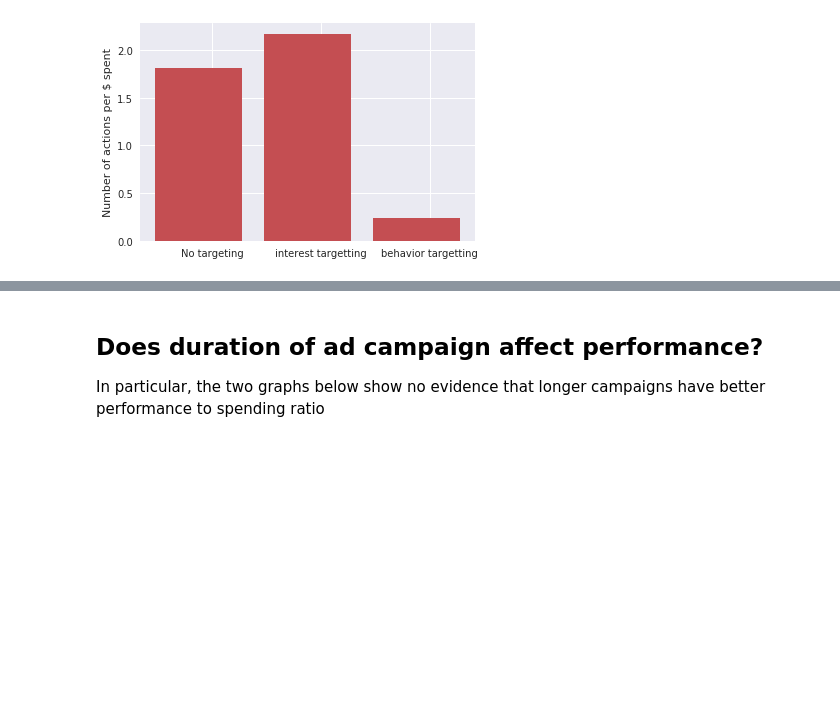
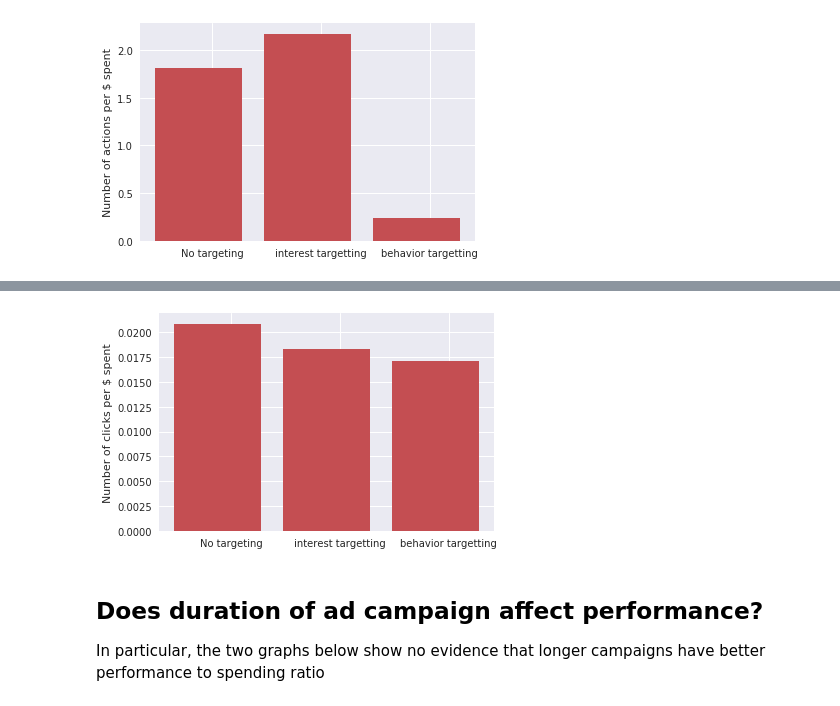
Before and after one commit to bhelmi/ad-campaign-study, a Jupyter notebook: Exploratory Data Analysis.ipynb, the cells around one changed output, grey strips where cells are left out. Cells and saved outputs as stored; diff of their text form; code cells hidden in the pictures; blank space fills up the shorter version.

Commit message:
added clicks per $ chart

```diff
--- a/Exploratory Data Analysis.ipynb
+++ b/Exploratory Data Analysis.ipynb
@@ -148,15 +148,16 @@ for row in fb_ad_sets:
                 if ('cycl' in target_interest) or ('bike' in target_interest) or ('biking' in target_interest):
                     newrow['cycle_related']=1
                     newrow['exercise_related']=1
-                if ('gym' in target_interest) or ('fitness' in target_interest) or ('renovation' in target_interest):
+                if ('gym' in target_interest) or ('fitness' in target_interest) or ('sports' in target_interest and 'sports car' not in target_interest):
                     newrow['exercise_related']=1
-                elif ('home' in target_interest) or ('furni' in target_interest):
+                elif ('home' in target_interest) or ('furni' in target_interest) or ('renovation' in target_interest):
                     newrow['home_related']=1
                 elif ('fish' in target_interest):
                     newrow['fish_related']=1
                 elif ('convertible' in target_interest) or (' truck' in target_interest) or (' car' in target_interest) or (' suv' in  target_behavior):
                     newrow['vehicle_related']=1
-                #else:
+                elif ('horse' in target_interest) or ('equine' in target_interest):
+                    newrow['target_horse_related']=1
                 #    newrow['other_related']=1
         else:
             newrow['NO interest targetting']=1
@@ -167,12 +168,16 @@ for row in fb_ad_sets:
                 if ('cycl' in target_behavior) or ('bike' in target_behavior) or ('biking' in target_behavior):
                     newrow['target_cycle_related']=True
                     newrow['target_exercise_related']=True
-                if 'gym' in target_behavior or ('sports' in target_behavior and 'sports car' not in target_behavior):
+                if 'gym' in target_behavior or ('fitness' in target_behavior) or ('sports' in target_behavior and 'sports car' not in target_behavior):
                     newrow['target_exercise_related']=True
-                elif ('home' in target_behavior):
+                elif ('home' in target_behavior) or ('furni' in target_behavior) or ('renovation' in target_behavior):
                     newrow['target_home_related']=True
+                elif ('fish' in target_behavior):
+                    newrow['target_fish_related']=1
                 elif ('convertible' in target_behavior) or (' truck' in  target_behavior or ' car' in  target_behavior or ' suv' in  target_behavior):
-                    newrow['target_vehicle_related']=True
+                    newrow['target_vehicle_related']=1
+                elif ('horse' in target_behavior) or ('equine' in target_behavior):
+                    newrow['target_horse_related']=1
                 #else:
                 #    newrow['target_other_related']=1
         else:
@@ -362,3 +364,13 @@ ax.set_xticklabels(('No targeting', 'interest targetting', 'behavior targetting'
 plt.show()
 # %% [output]
 [figure]
+# %%
+click_est = model_selection.GridSearchCV(
+    pipe,
+    {"blend__alpha": np.array(range(1,9, 1))/10.0},
+    cv=cv,  # 5-fold cross validation
+    n_jobs=1,  # run each hyperparameter in one of two parallel jobs
+    scoring='neg_median_absolute_error'
+)
+clicks = [row['clicks']*1.0/row['spend'] for row in newdat]
+click_est.fit(newdat,clicks)
@@ -365,3 +388,19 @@ plt.show()
+# %%
+click_no_targeting = click_est.predict([dd({'NO behavior targetting': 1,
+             'NO interest targetting': 1})])
+click_interest_targeting = click_est.predict([dd({'exercise_related': 1,'home_related':1, 'fish_related':1, 'vehicle_related':1, 'NO behavior targetting': 1})])
+click_behavior_targeting = click_est.predict([dd({'target_exercise_related': 1,'target_home_related':1, 'target_fish_related':1, 'target_vehicle_related':1, 'NO interest targetting': 1})])
+# %%
+import numpy as np
+fig, ax = plt.subplots()
+ind=np.arange(3)
+rects1 = ax.bar(ind, [click_no_targeting[0],click_interest_targeting[0],click_behavior_targeting[0]], color='r')
+plt.ylabel('Number of clicks per $ spent')
+ax.set_xticks(ind + 0.25 / 2)
+ax.set_xticklabels(('No targeting', 'interest targetting', 'behavior targetting'))
+plt.show()
+# %% [output]
+[figure, added]
 # %% [markdown]
 ## Does duration of ad campaign affect performance?
 In particular, the two graphs below show no evidence that longer campaigns have better performance to spending ratio
```
Also changed, not shown: parts of 6 cells of this notebook.
